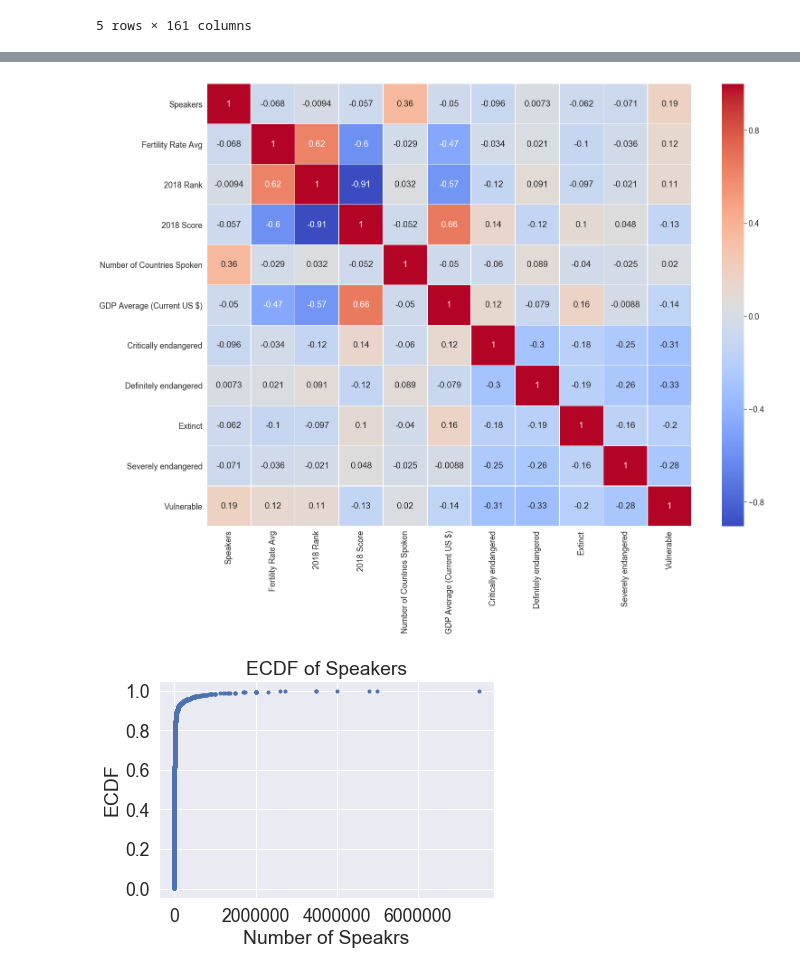
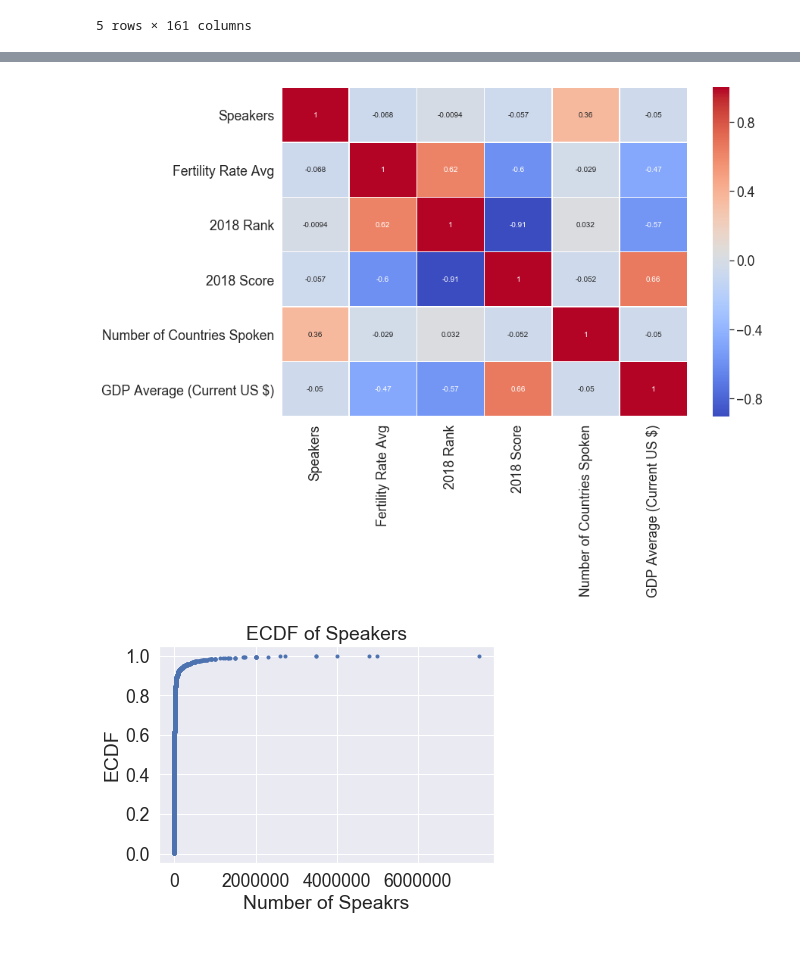
Before and after one commit to AlexEBall/Endangered_Languages_Capstone_Proj_1, a Jupyter notebook: statistical_inferences/Applied Inferential Statistics.ipynb, the cells around one changed output, grey strips where cells are left out. Saved outputs shown, nothing was run; the diff lists cells and outputs as text; code cells hidden in the pictures.

```diff
--- a/statistical_inferences/Applied Inferential Statistics.ipynb
+++ b/statistical_inferences/Applied Inferential Statistics.ipynb
@@ -25,8 +25,7 @@ endangered_languages.head()
 5 rows × 161 columns
 # %%
 columns_to_keep = ['Speakers', 'Fertility Rate Avg', '2018 Rank', '2018 Score', 'Number of Countries Spoken',
-                  'GDP Average (Current US $)', 'Critically endangered', 'Definitely endangered', 'Extinct',
-                   'Severely endangered', 'Vulnerable']
+                  'GDP Average (Current US $)']
 endangered_languages_scaled_down = endangered_languages[columns_to_keep]
 
 endangered_languages_to_matrix = endangered_languages_scaled_down.corr()
@@ -41,10 +40,10 @@ endangered_languages_to_matrix.head()
 # %%
 # This will find the pearson correlation coeficient
-_ = plt.subplots(figsize=(24, 18))
+_ = plt.subplots(figsize=(12, 8))
 _ = sns.heatmap(endangered_languages_to_matrix, linewidths=0.5, annot=True, cmap='coolwarm')
 plt.show()
 # %% [output]
-[figure, old version]
+[figure, new version]
 # %%
 def ecdf(data):
     """Compute ECDF for a one-dimensional array of measurements."""
```
Also changed, not shown: parts of 25 cells of this notebook.
